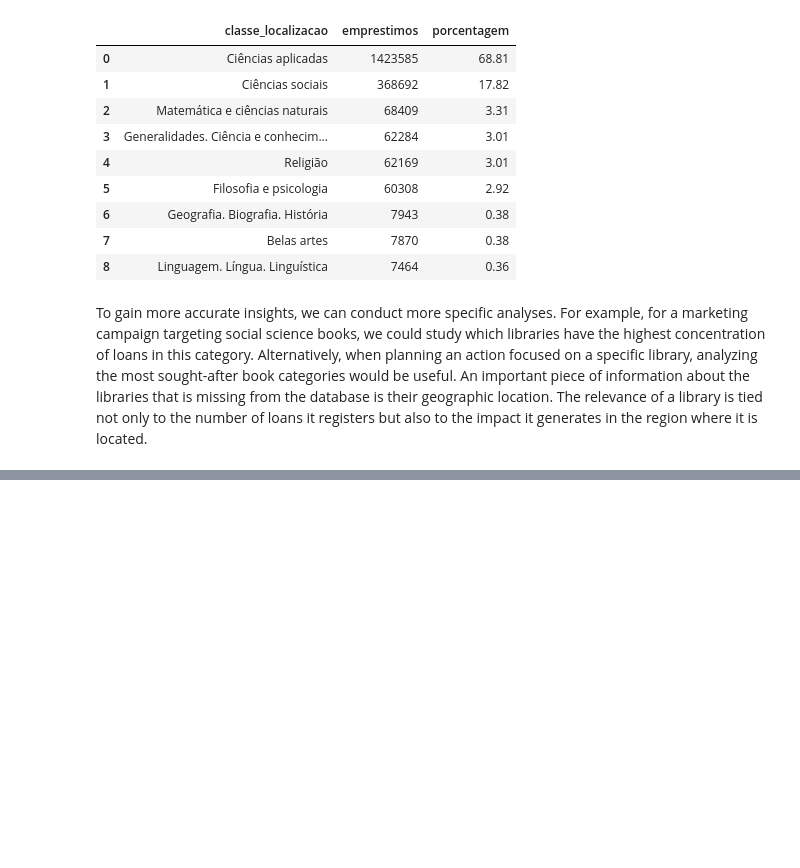
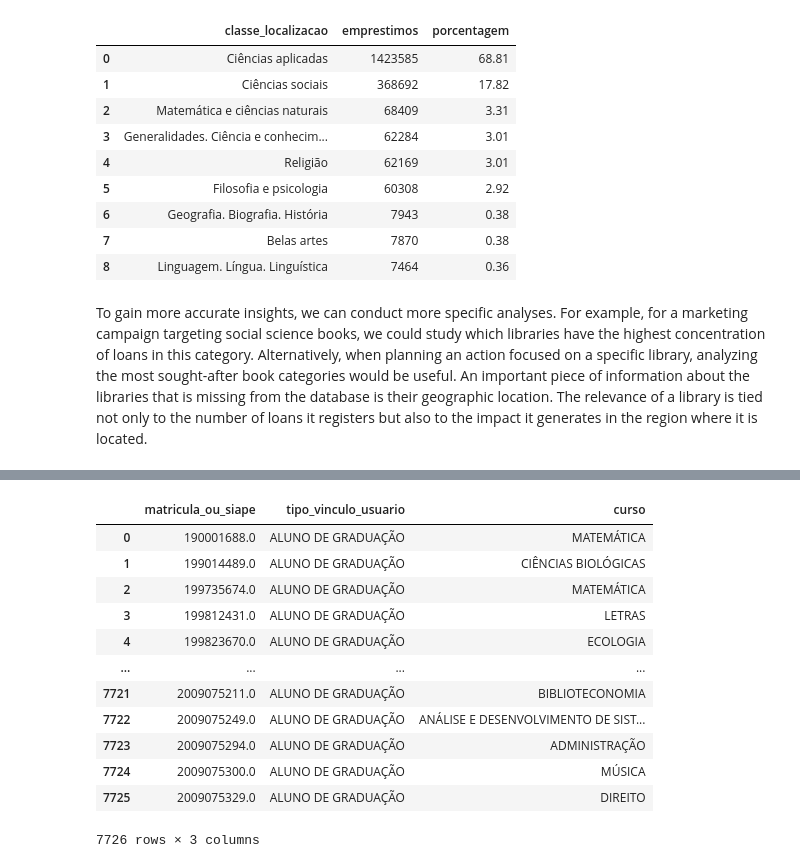
Before and after one commit to luiizsps/ufrn_library, a Jupyter notebook: ufrn_library.ipynb, the cells around one changed output, grey strips where cells are left out. Saved outputs shown, nothing was run; the diff lists cells and outputs as text; code cells hidden in the pictures; blank space fills up the shorter version.

```diff
--- a/ufrn_library.ipynb
+++ b/ufrn_library.ipynb
@@ -618,0 +784,3 @@ An important piece of information about the libraries that is missing from the d
+# %%
+import requests
+response = requests.get(url, headers)
@@ -618,0 +799,5 @@ An important piece of information about the libraries that is missing from the d
+# %%
+import json
+
+# convert the column from string to actual list of dictionaries
+df_temp["registros"] = df_temp["registros"].apply(json.loads)
@@ -618,0 +808,3 @@ An important piece of information about the libraries that is missing from the d
+# %%
+df_undergrad = pd.DataFrame(df_temp["registros"][0])
+df_undergrad.head(10)
@@ -618,0 +852,17 @@ An important piece of information about the libraries that is missing from the d
+# %%
+student_df.columns = df_undergrad.columns
+student_df
+# %% [output]
+|  | matricula_ou_siape | tipo_vinculo_usuario | curso |
+| 0 | 190001688.0 | ALUNO DE GRADUAÇÃO | MATEMÁTICA |
+| 1 | 199014489.0 | ALUNO DE GRADUAÇÃO | CIÊNCIAS BIOLÓGICAS |
+| 2 | 199735674.0 | ALUNO DE GRADUAÇÃO | MATEMÁTICA |
+| 3 | 199812431.0 | ALUNO DE GRADUAÇÃO | LETRAS |
+| 4 | 199823670.0 | ALUNO DE GRADUAÇÃO | ECOLOGIA |
+| ... | ... | ... | ... |
+| 7721 | 2009075211.0 | ALUNO DE GRADUAÇÃO | BIBLIOTECONOMIA |
+| 7722 | 2009075249.0 | ALUNO DE GRADUAÇÃO | ANÁLISE E DESENVOLVIMENTO DE SIST... |
+| 7723 | 2009075294.0 | ALUNO DE GRADUAÇÃO | ADMINISTRAÇÃO |
+| 7724 | 2009075300.0 | ALUNO DE GRADUAÇÃO | MÚSICA |
+| 7725 | 2009075329.0 | ALUNO DE GRADUAÇÃO | DIREITO |
+7726 rows × 3 columns
```
Also changed, not shown: parts of 30 cells of this notebook, 1 other file.
